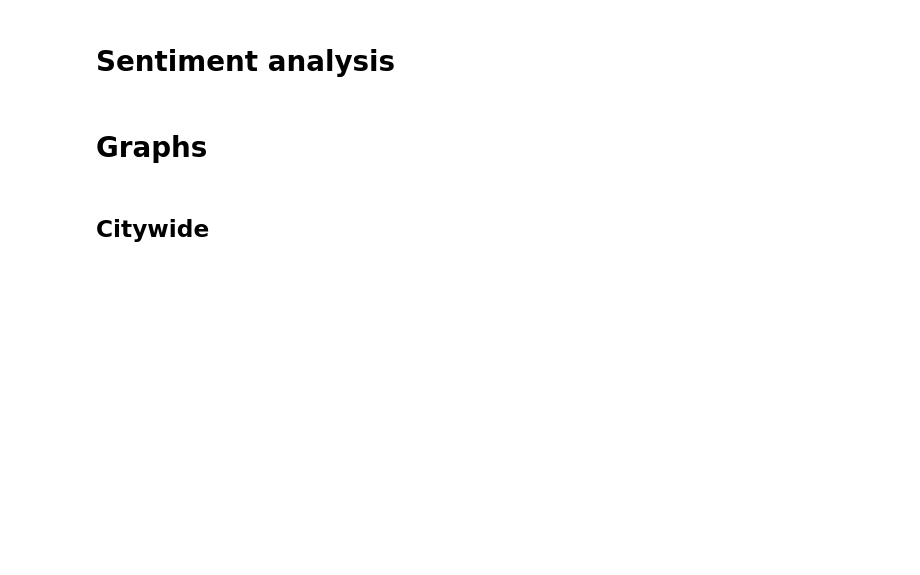
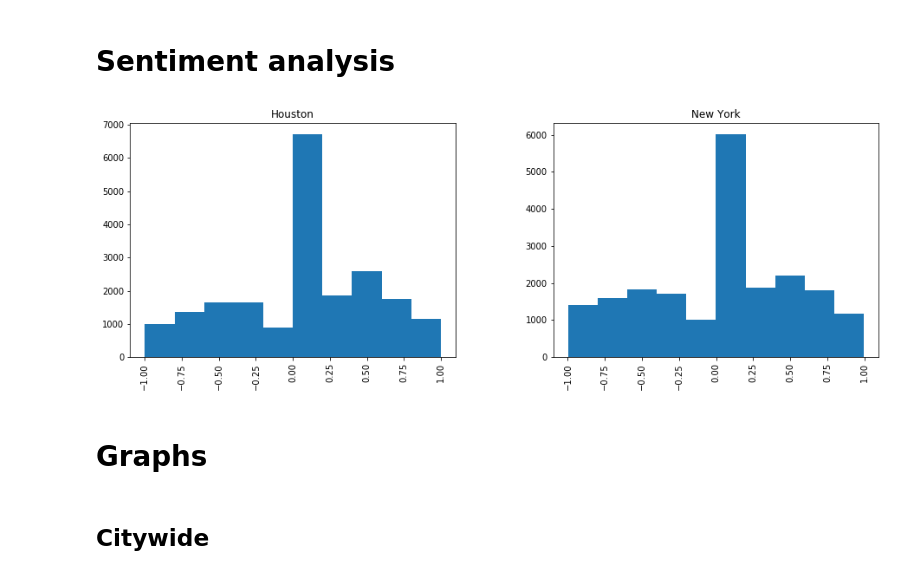
Before and after one commit to jgodin21/project_5, a Jupyter notebook: code/SentimentAnalyzer.ipynb, the cells around one changed output. Saved outputs shown, nothing was run; the diff lists cells and outputs as text; code cells hidden in the pictures; blank space fills up the shorter version.

```diff
--- a/code/SentimentAnalyzer.ipynb
+++ b/code/SentimentAnalyzer.ipynb
@@ -119,6 +119,11 @@ sentiments = pd.DataFrame([analyzer.polarity_scores(text) for text in covid["tex
 
 # Append to original data frame
 covid = pd.concat([covid, sentiments.set_index(covid.index)], axis=1)
+# %%
+# Check distriutions by city;
+covid.hist(column="compound", by="city", figsize=(15, 5));
+# %% [output]
+[figure, added]
 # %% [markdown]
 # Graphs
 # %%
```
Also changed, not shown: parts of 4 cells of this notebook.
